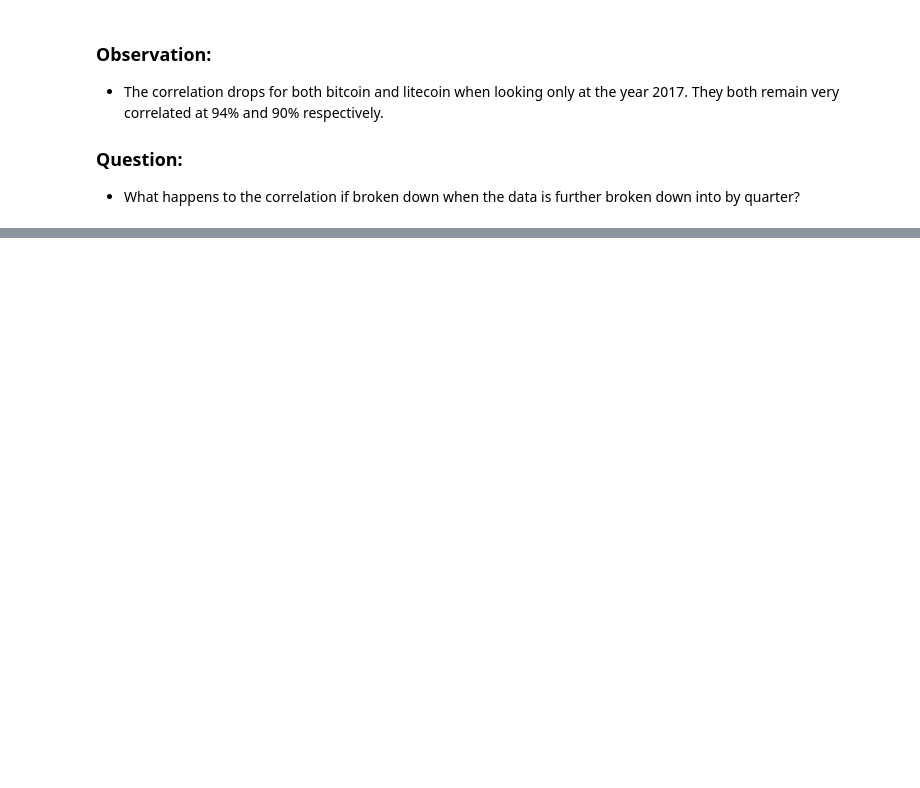
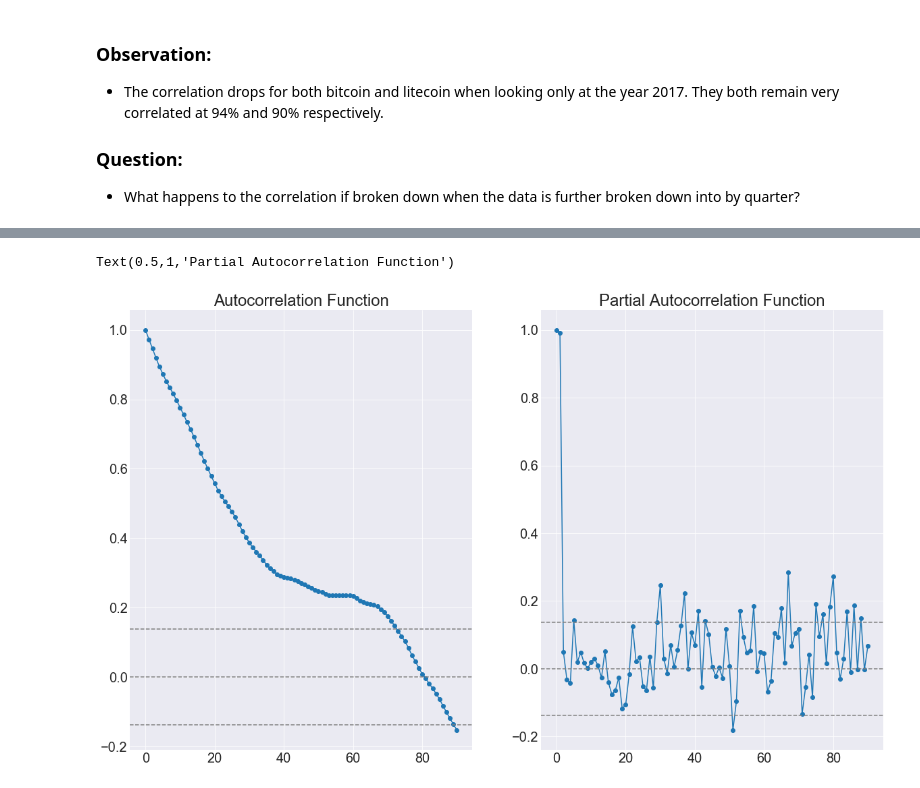
Before and after one commit to racineda/data-science-career-track, a Jupyter notebook: capstone-1-project/racine-david-capstone1.ipynb, the cells around one changed output, grey strips where cells are left out. Saved outputs shown, nothing was run; the diff lists cells and outputs as text; code cells hidden in the pictures; blank space fills up the shorter version.

```diff
--- a/capstone-1-project/racine-david-capstone1.ipynb
+++ b/capstone-1-project/racine-david-capstone1.ipynb
@@ -650,0 +667,44 @@ plt.show()
+# %%
+#
+# Only work with data from this date.
+#
+date = '05-2017'
+
+#
+# Eliminating Trend.
+#
+# It is clear that there is a significant positive trend. So we can apply transformation which penalize higher
+# values more than smaller values. These can be taking a log, square root, cube root, etc.
+# Lets take a log transform here for simplicity:
+#
+btc_log = np.log(df_coins[date:].btc_close)
+ltc_log = np.log(df_coins[date:].ltc_close)
+# %%
+#
+# ACF and PACF plots
+#
+from statsmodels.tsa.stattools import acf, pacf
+
+#
+# Plot the acf and pacf.
+#
+btc_lag_acf = acf(btc_log, nlags=90)
+btc_lag_pacf = pacf(btc_log, nlags=90, method='ols')
+
+plt.figure(figsize=(20, 12))
+plt.subplot(121)
+plt.plot(btc_lag_acf, marker='o')
+plt.axhline(y=0,linestyle='--',color='gray')
+plt.axhline(y=-1.96/np.sqrt(len(btc_log)),linestyle='--',color='gray')
+plt.axhline(y=1.96/np.sqrt(len(btc_log)),linestyle='--',color='gray')
+plt.title('Autocorrelation Function')
+
+plt.subplot(122)
+plt.plot(btc_lag_pacf, marker='o')
+plt.axhline(y=0,linestyle='--',color='gray')
+plt.axhline(y=-1.96/np.sqrt(len(btc_log)),linestyle='--',color='gray')
+plt.axhline(y=1.96/np.sqrt(len(btc_log)),linestyle='--',color='gray')
+plt.title('Partial Autocorrelation Function')
+# %% [output]
+Text(0.5,1,'Partial Autocorrelation Function')
+[figure, added]
```
Also changed, not shown: parts of 38 cells of this notebook, 1 other file.
